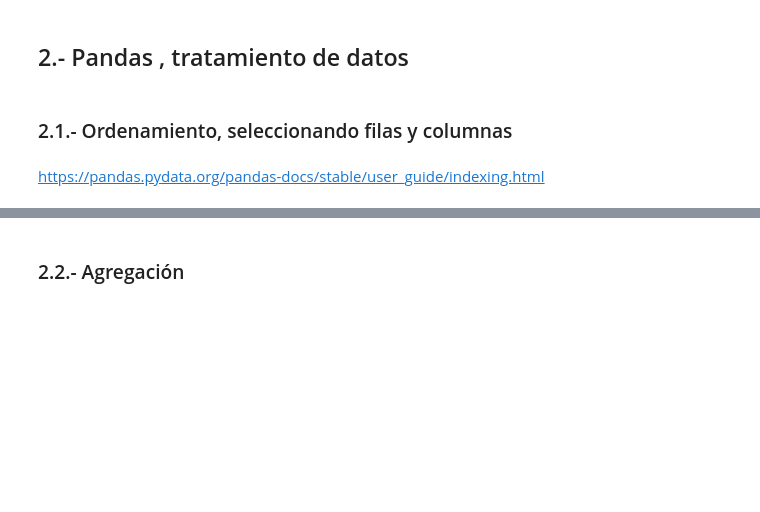
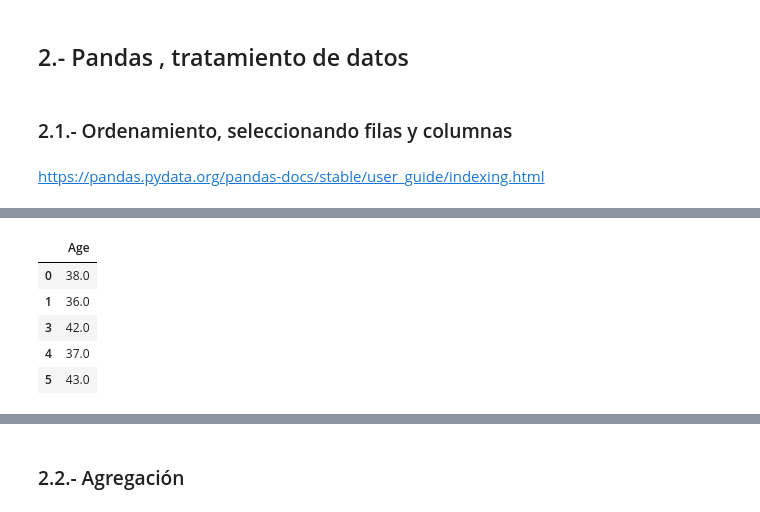
Before and after one commit to jgomezz/cpe_ciencia_datos_python, a Jupyter notebook: mod3_analitica_datos_python/semana_02_01_Analisis_Descriptivo_Datos_Caso_Survey_Research.ipynb, the cells around one changed output, grey strips where cells are left out. Cells and saved outputs as stored; diff of their text form; code cells hidden in the pictures; blank space fills up the shorter version.

```diff
--- a/mod3_analitica_datos_python/semana_02_01_Analisis_Descriptivo_Datos_Caso_Survey_Research.ipynb
+++ b/mod3_analitica_datos_python/semana_02_01_Analisis_Descriptivo_Datos_Caso_Survey_Research.ipynb
@@ -101,4 +190,4 @@ p
 # Reemplazando un dato perdido de una variable categórica
 mode_python_user = df['Python_user'].mode()
 print("mode_python_user=",mode_python_user[0])
-df["Python_user"].replace(np.nan, mode_python_user[0])
+df["Python_user"] = df["Python_user"].replace(np.nan, mode_python_user[0])
@@ -106,4 +197,5 @@ df["Python_user"].replace(np.nan, mode_python_user[0])
 # Reemplazando un dato perdido de una variable númerica
 mean_age = df['Age'].mean()
 print("mean_age=",mean_age)
-df["Age"].replace(np.nan, mean_age, inplace=True)
+#df["Age"].replace(np.nan, mean_age, inplace=True)
+df["Age"] = df["Age"].replace(np.nan, mean_age)
@@ -138,11 +277,18 @@ df[['id', 'Python_user','R_user']].head()
 # %%
 ## Ejercicio 4 : Seleccionar todos las investigaciones mayores de 35 años
 
 #df[df['Age']>35].head()
 
-#df[['Age']][df['Age']>35].head()
+df[['Age']][df['Age']>35].head()
 
 #df[df['Age']>35].sort_values(["Age"], ascending=[False]).head()
+# %% [output]
+|  | Age |
+| 0 | 38.0 |
+| 1 | 36.0 |
+| 3 | 42.0 |
+| 4 | 37.0 |
+| 5 | 43.0 |
 # %%
 ## Ejercicio 4.1 : Seleccionar tod@s los investigador@s mayores de 40
 ##                 años y que sean mujeres
```
Also changed, not shown: parts of 26 cells of this notebook.
